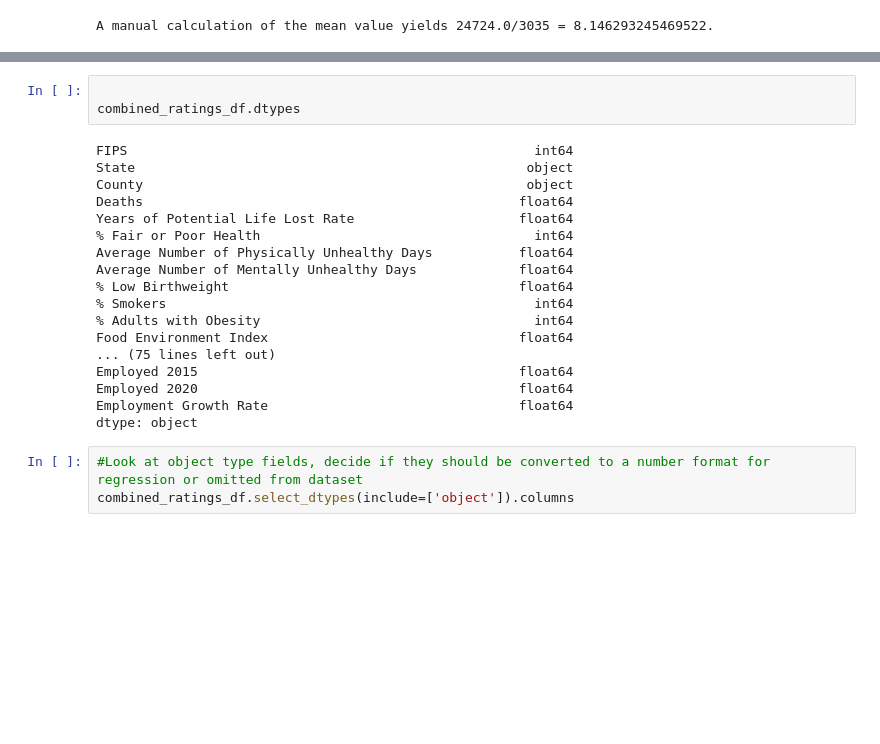
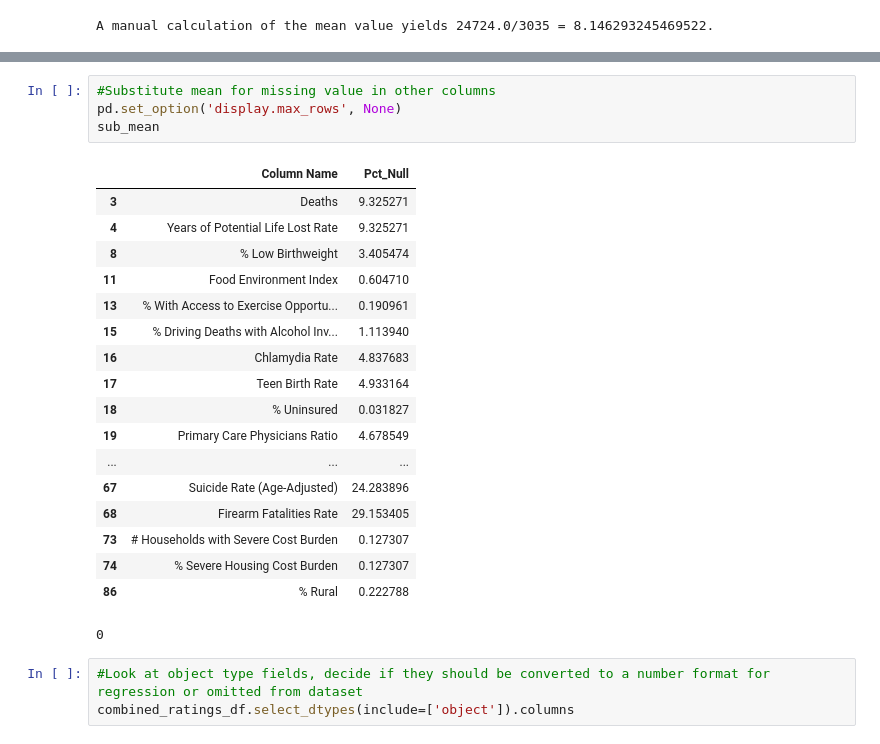
Before and after one commit to mgsrichard/EDai_exercise, a Jupyter notebook: County_Analysis.ipynb, the cells around one changed output, grey strips where cells are left out. Drawn from its saved outputs; the diff is of its cells as text; blank space fills up the shorter version.

```diff
--- a/County_Analysis.ipynb
+++ b/County_Analysis.ipynb
@@ -481,24 +668,28 @@ A manual calculation of the mean value yields 24724.0/3035 = 8.146293245469522.
+# %%
+#Substitute mean for missing value in other columns
+pd.set_option('display.max_rows', None)
+sub_mean
+# %% [output]
+|  | Column Name | Pct_Null |
+| 3 | Deaths | 9.325271 |
+| 4 | Years of Potential Life Lost Rate | 9.325271 |
+| 8 | % Low Birthweight | 3.405474 |
+| 11 | Food Environment Index | 0.604710 |
+| 13 | % With Access to Exercise Opportu... | 0.190961 |
+| 15 | % Driving Deaths with Alcohol Inv... | 1.113940 |
+| 16 | Chlamydia Rate | 4.837683 |
+| 17 | Teen Birth Rate | 4.933164 |
+| 18 | % Uninsured | 0.031827 |
+| 19 | Primary Care Physicians Ratio | 4.678549 |
+| ... | ... | ... |
+| 67 | Suicide Rate (Age-Adjusted) | 24.283896 |
+| 68 | Firearm Fatalities Rate | 29.153405 |
+| 73 | # Households with Severe Cost Burden | 0.127307 |
+| 74 | % Severe Housing Cost Burden | 0.127307 |
+| 86 | % Rural | 0.222788 |
 # %%
-
-combined_ratings_df.dtypes
 # %% [output]
-FIPS                                                    int64
-State                                                  object
-County                                                 object
-Deaths                                                float64
-Years of Potential Life Lost Rate                     float64
-% Fair or Poor Health                                   int64
-Average Number of Physically Unhealthy Days           float64
-Average Number of Mentally Unhealthy Days             float64
-% Low Birthweight                                     float64
-% Smokers                                               int64
-% Adults with Obesity                                   int64
-Food Environment Index                                float64
-... (75 lines left out)
-Employed 2015                                         float64
-Employed 2020                                         float64
-Employment Growth Rate                                float64
-dtype: object
+0
 # %%
 #Look at object type fields, decide if they should be converted to a number format for regression or omitted from dataset
 combined_ratings_df.select_dtypes(include=['object']).columns
```
Also changed, not shown: parts of 30 cells of this notebook.
